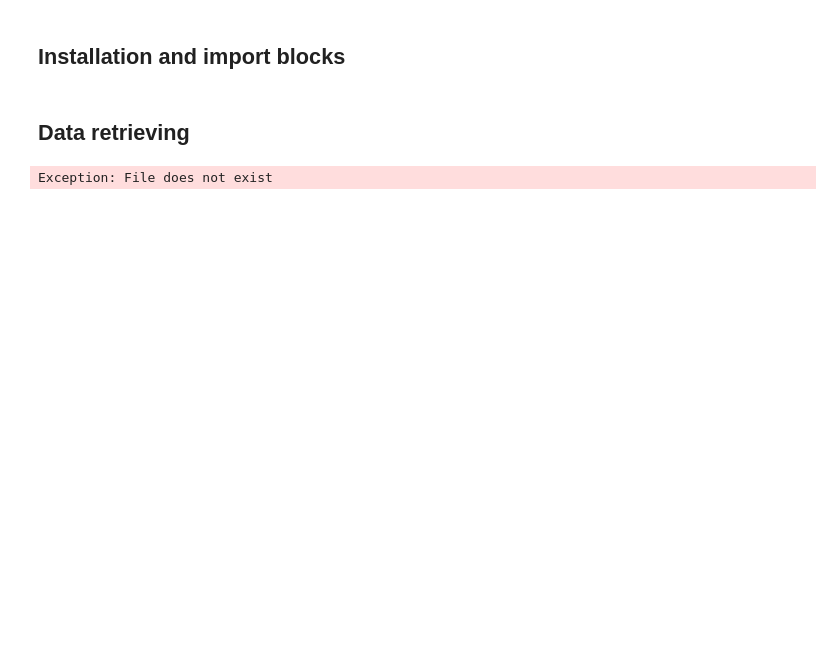
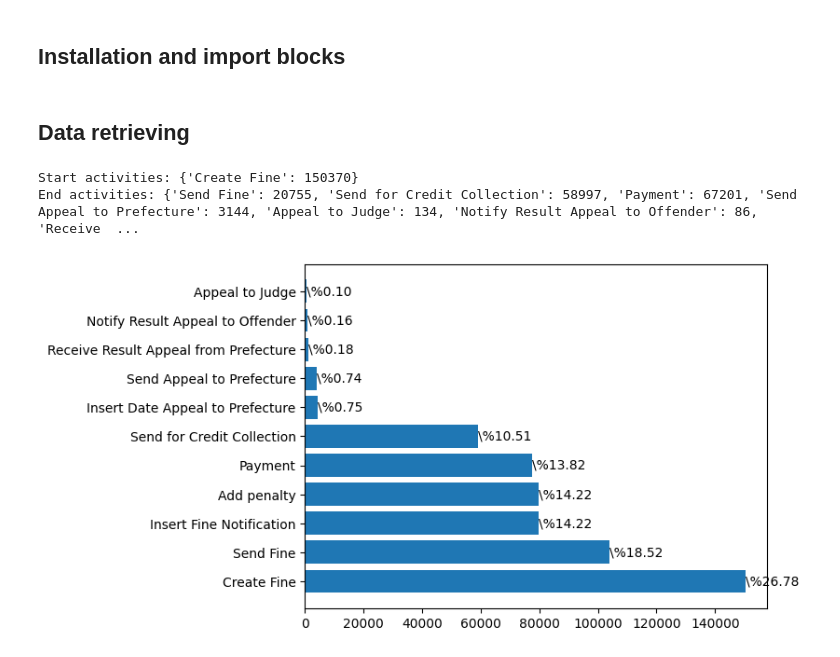
Before and after one commit to roccobalocco/AvodingTrafficFines, a Jupyter notebook: Notebooks/data_processing.ipynb, the cells around one changed output. Cells and saved outputs as stored; diff of their text form; code cells hidden in the pictures; blank space fills up the shorter version.

Commit message:
First dataset exploration

```diff
--- a/Notebooks/data_processing.ipynb
+++ b/Notebooks/data_processing.ipynb
@@ -15,7 +16,22 @@ import pm4py
 # %% [markdown]
 ## Data retrieving
-# %%
-original_events_log = pm4py.read_xes("../Assets/Assets/Road_Traffic_Fine_Management_Process.xes")
-original_events_log.head()
-# %% [output]
-Exception: File does not exist
+# %%
+# Retrieve the original events log from the provided .xes file [warning: do not use a celeron like me!]
+original_event_log = pm4py.read_xes("../Assets/Road_Traffic_Fine_Management_Process.xes")
+# %%
+# Printing the start and end activities of the event log
+start_activities = pm4py.get_start_activities(original_event_log)
+end_activities = pm4py.get_end_activities(original_event_log)
+print("Start activities: {}\nEnd activities: {}".format(start_activities, end_activities))
+# %% [output]
+Start activities: {'Create Fine': 150370}
+End activities: {'Send Fine': 20755, 'Send for Credit Collection': 58997, 'Payment': 67201, 'Send Appeal to Prefecture': 3144, 'Appeal to Judge': 134, 'Notify Result Appeal to Offender': 86, 'Receive  ...
+# %%
+# Replacing the nan values with None for practice reason, not worth to remove the rows  because they are not many and the dataset will be ruined or useless
+original_event_log.fillna("None", inplace=True)
+activities_number = original_event_log.get("concept:name").value_counts()
+bars = plt.barh(activities_number.index, activities_number.values)
+plt.bar_label(bars, labels=['%' + '%.2f'%((x/original_event_log.get("concept:name").count())*100) for x in bars.datavalues])
+plt.show()
+# %% [output]
+[figure, added]
```
Also changed, not shown: parts of 1 cell of this notebook, 9 other files.
